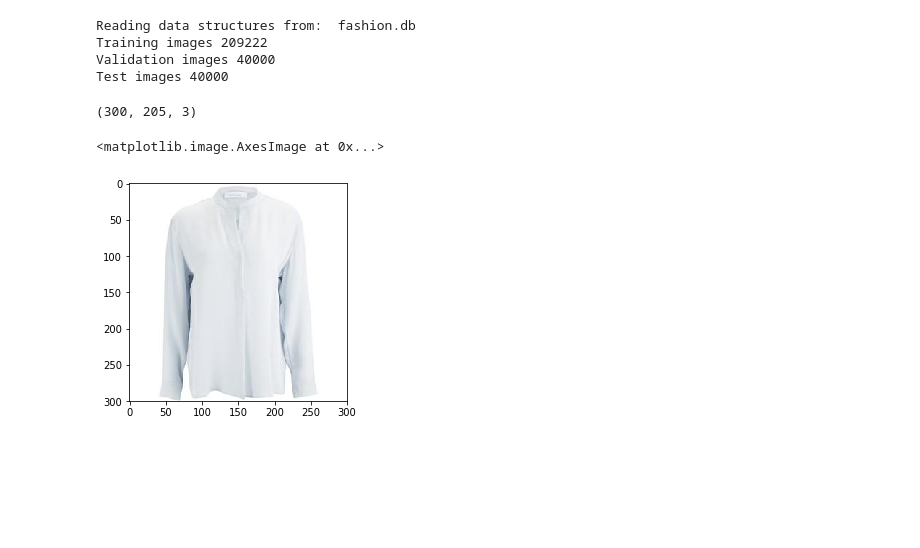
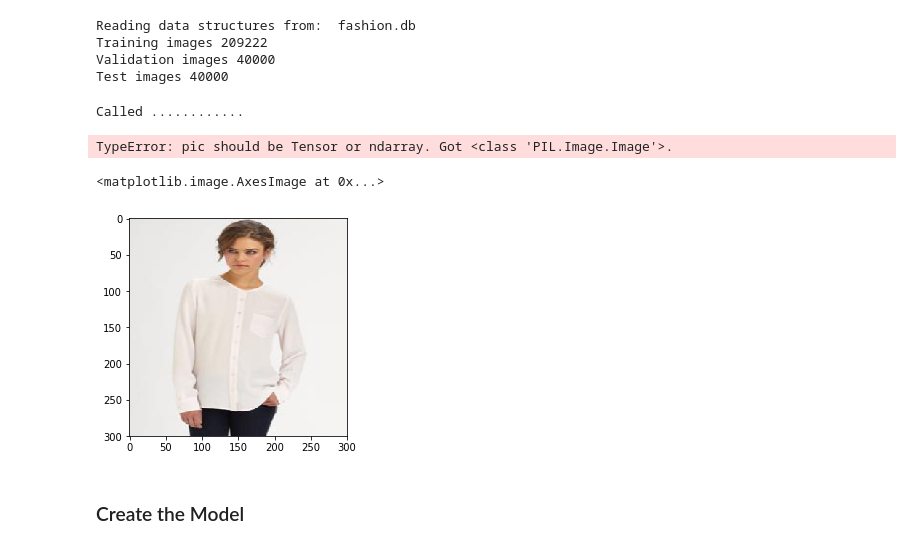
Before and after one commit to anandsaha/fashion.net, a Jupyter notebook: playground.ipynb, the cells around one changed output. Drawn from its saved outputs; the diff is of its cells as text; code cells hidden in the pictures; blank space fills up the shorter version.

```diff
--- a/playground.ipynb
+++ b/playground.ipynb
@@ -16,9 +27,40 @@ ds = lib.data.DeepFashionDataset(df.train_imgs, PATH)
-# %%
-ds[1][0].shape
-# %% [output]
-(300, 205, 3)
+# %%
+class DeepFashionDataset(Dataset):
+
+    def __init__(self, dataset, dataset_path, transform=None):
+
+        super().__init__()
+
+        self.dataset = dataset
+        self.dataset_path = dataset_path
+        self.transform = transform
+
+    def __getitem__(self, index):
+        item = self.dataset[index]
+        img_path, category, attributes = item
+
+        image = plt.imread(os.path.join(self.dataset_path, img_path))
+        print("Called ............")
+        image_pil = Image.fromarray(image)
+        if self.transform is not None:
+            image_pil = self.transform(image_pil)
+        return image_pil, category.astype(np.uint8), attributes
+
+    def __len__(self):
+        return len(self.dataset)
+# %%
+transform=transforms.Compose([transforms.ToPILImage(), transforms.Resize(size=(300, 300)),transforms.ToTensor()])
+# %%
+ds_train = DeepFashionDataset(df.train_imgs, PATH, transform=transform)
+ds_test  = DeepFashionDataset(df.test_imgs, PATH, transform=transform)
+ds_val   = DeepFashionDataset(df.val_imgs, PATH, transform=transform)
+# %%
+img = ds_train[5002][0].numpy().swapaxes(0, 1).swapaxes(1, 2)
+# %% [output]
+Called ............
+TypeError: pic should be Tensor or ndarray. Got <class 'PIL.Image.Image'>.
 # %%
-plt.imshow(ds[5001][0])
+plt.imshow(img)
 # %% [output]
 <matplotlib.image.AxesImage at 0x...>
-[figure, old version]
+[figure, new version]
@@ -24,0 +75,2 @@ plt.imshow(ds[5001][0])
+# %% [markdown]
+### Create the Model
```
Also changed, not shown: parts of 8 cells of this notebook, 1 other file.
